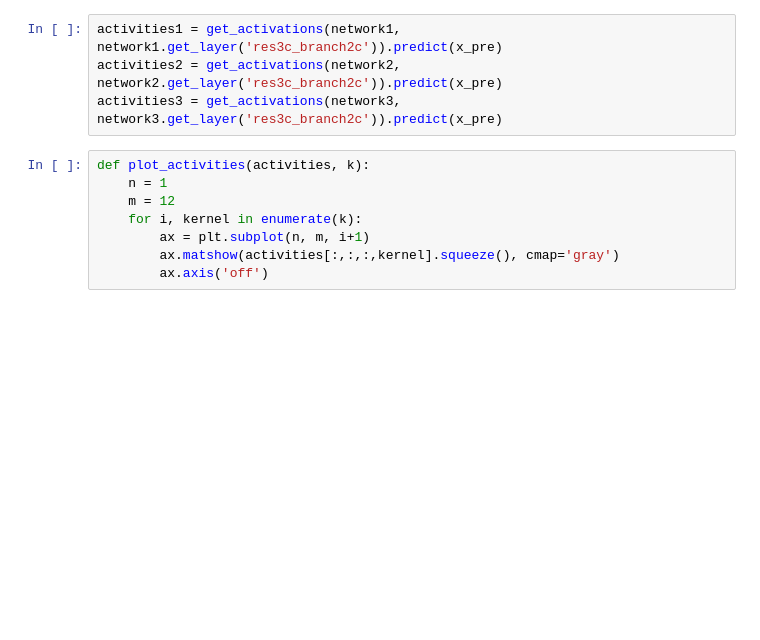
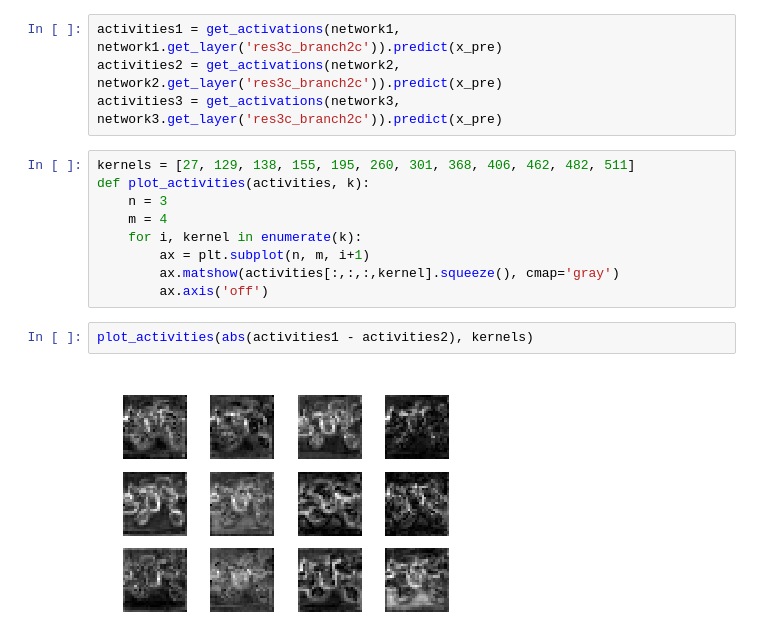
Before and after one commit to ArashAkbarinia/kernelphysiology, a Jupyter notebook: python/src/kernelphysiology/dl/keras/ipynbs/IdenticalNetworks/KernelWeightsComparison.ipynb, the cells around one changed output. Saved outputs shown, nothing was run; the diff lists cells and outputs as text; blank space fills up the shorter version.

```diff
--- a/python/src/kernelphysiology/dl/keras/ipynbs/IdenticalNetworksComparison.ipynb
+++ b/python/src/kernelphysiology/dl/keras/ipynbs/IdenticalNetworks/KernelWeightsComparison.ipynb
@@ -200,10 +297,15 @@ activities1 = get_activations(network1, network1.get_layer('res3c_branch2c')).pr
 activities2 = get_activations(network2, network2.get_layer('res3c_branch2c')).predict(x_pre)
 activities3 = get_activations(network3, network3.get_layer('res3c_branch2c')).predict(x_pre)
 # %%
+kernels = [27, 129, 138, 155, 195, 260, 301, 368, 406, 462, 482, 511]
 def plot_activities(activities, k):
-    n = 1
-    m = 12
+    n = 3
+    m = 4
     for i, kernel in enumerate(k):
         ax = plt.subplot(n, m, i+1)
         ax.matshow(activities[:,:,:,kernel].squeeze(), cmap='gray')
         ax.axis('off')
+# %%
+plot_activities(abs(activities1 - activities2), kernels)
+# %% [output]
+[figure, added]
```
Also changed, not shown: parts of 21 cells of this notebook, 2 other files.
